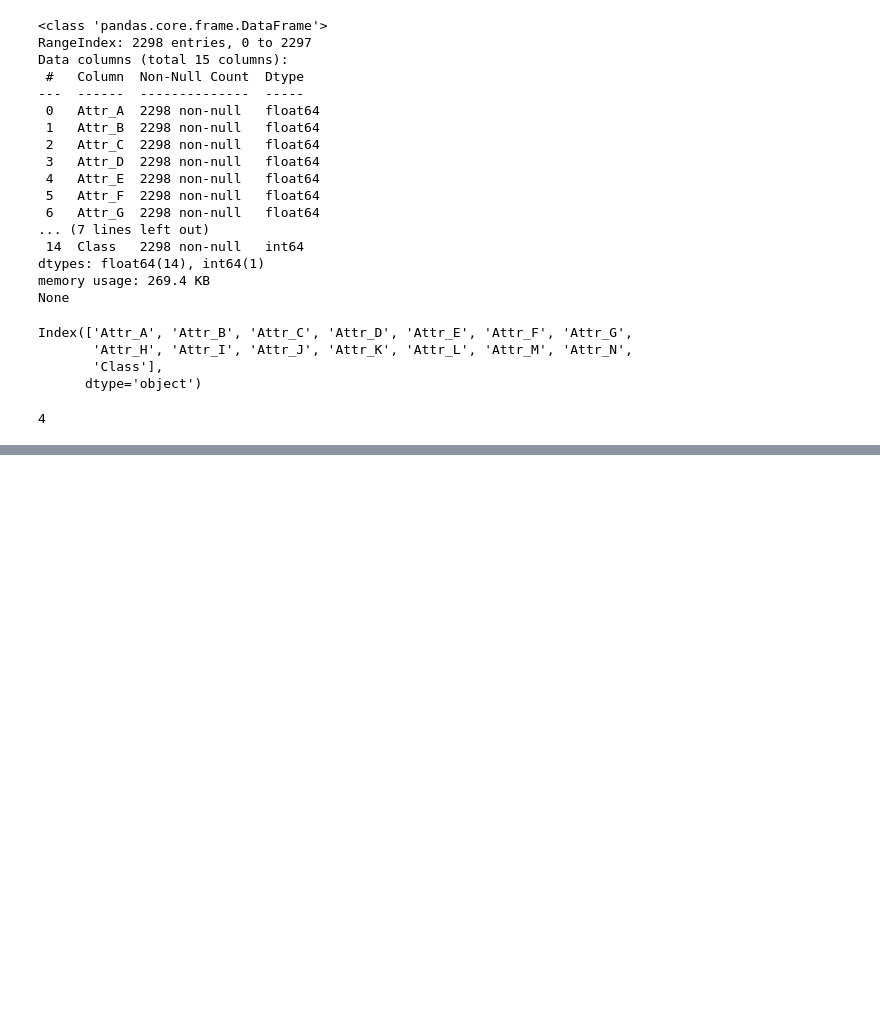
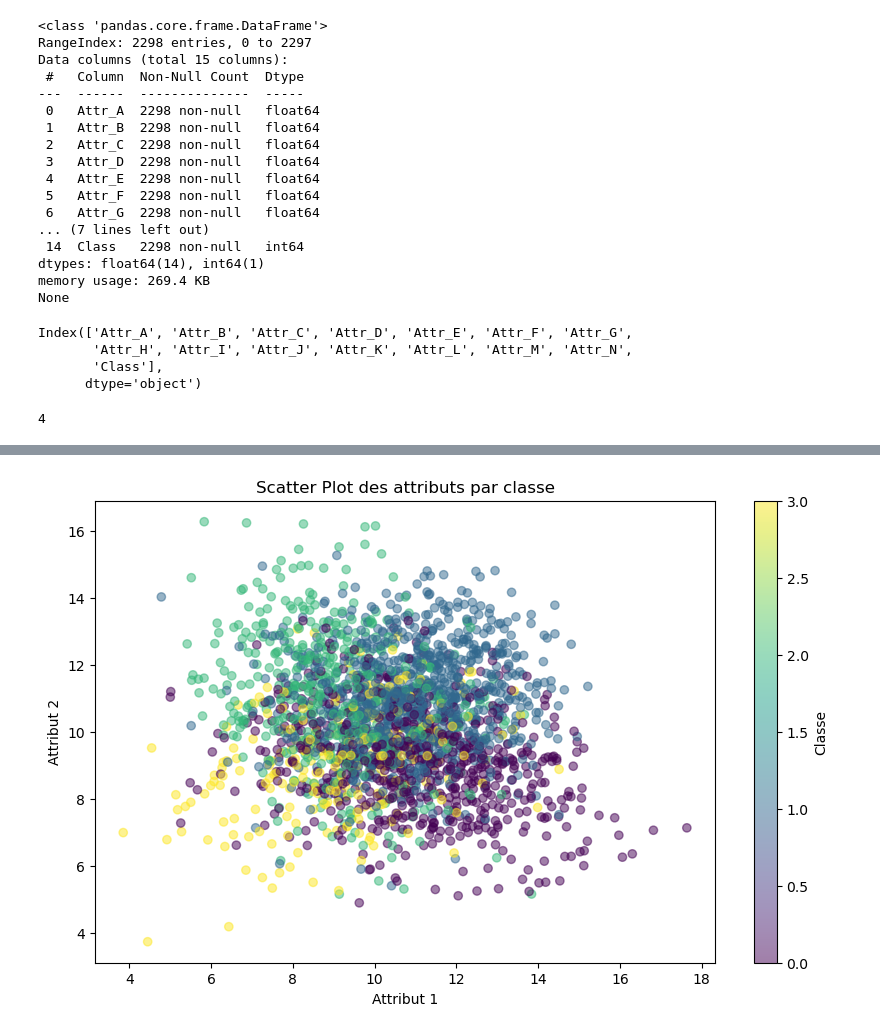
Before and after one commit to FellahAbdel/ai-model-projct, a Jupyter notebook: projet.ipynb, the cells around one changed output, grey strips where cells are left out. Cells and saved outputs as stored; diff of their text form; code cells hidden in the pictures; blank space fills up the shorter version.

```diff
--- a/projet.ipynb
+++ b/projet.ipynb
@@ -73,0 +91,14 @@ print(nbr_instances)
+# %%
+import matplotlib.pyplot as plt # import biblio matplot
+plt.figure(figsize=(10, 6))
+plt.scatter(data['Attr_A'], data['Attr_B'], c=data['Class'], alpha=0.5, cmap='viridis')
+plt.xlabel('Attribut 1')
+plt.ylabel('Attribut 2')
+plt.title('Scatter Plot des attributs par classe')
+plt.colorbar(label='Classe')
+plt.show()
+
+# On peut voir clairement que ce n'est pas divisible linéairement à l'état brut
+# je pense que use image est vraiment mieux
+# %% [output]
+[figure, added]
```
Also changed, not shown: parts of 4 cells of this notebook.
